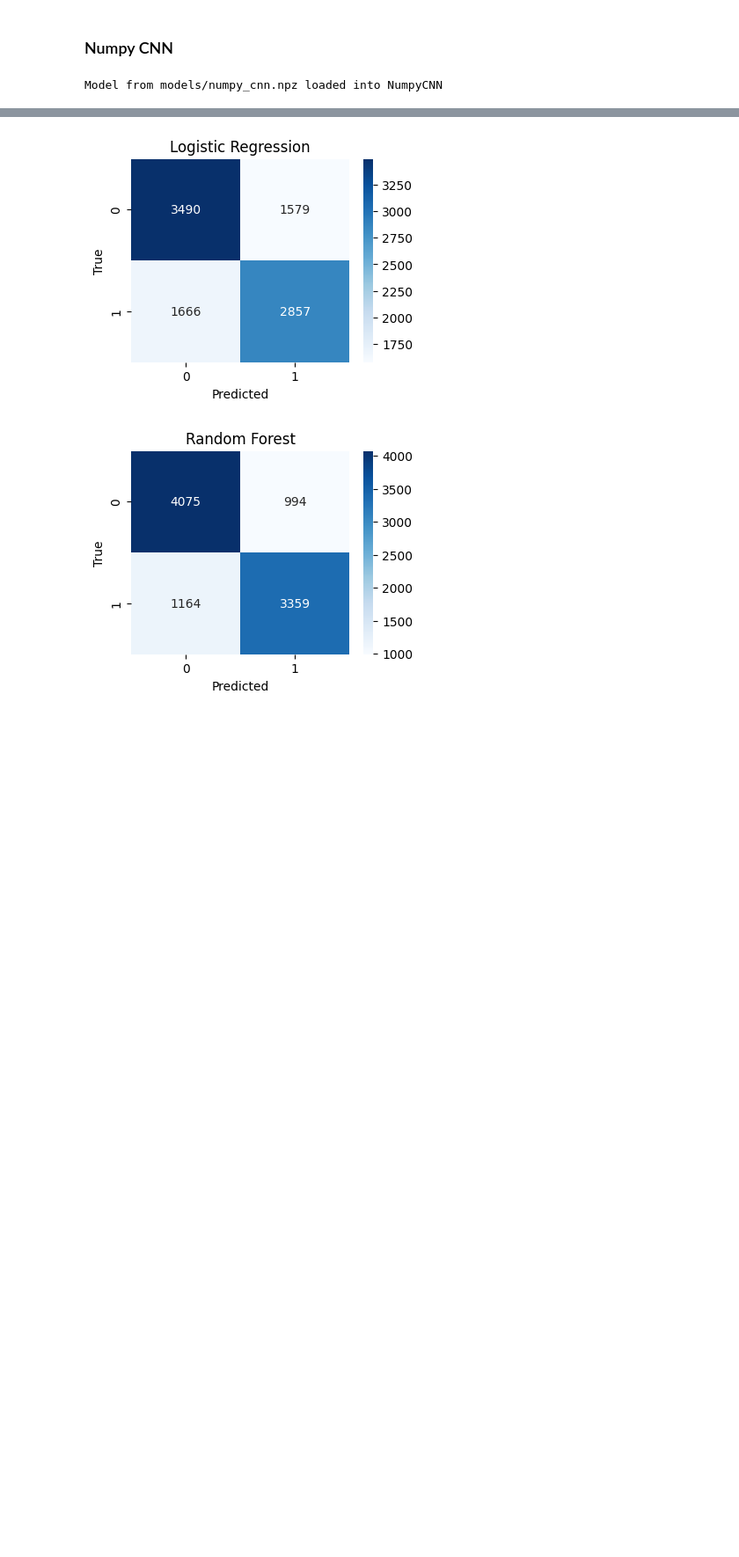
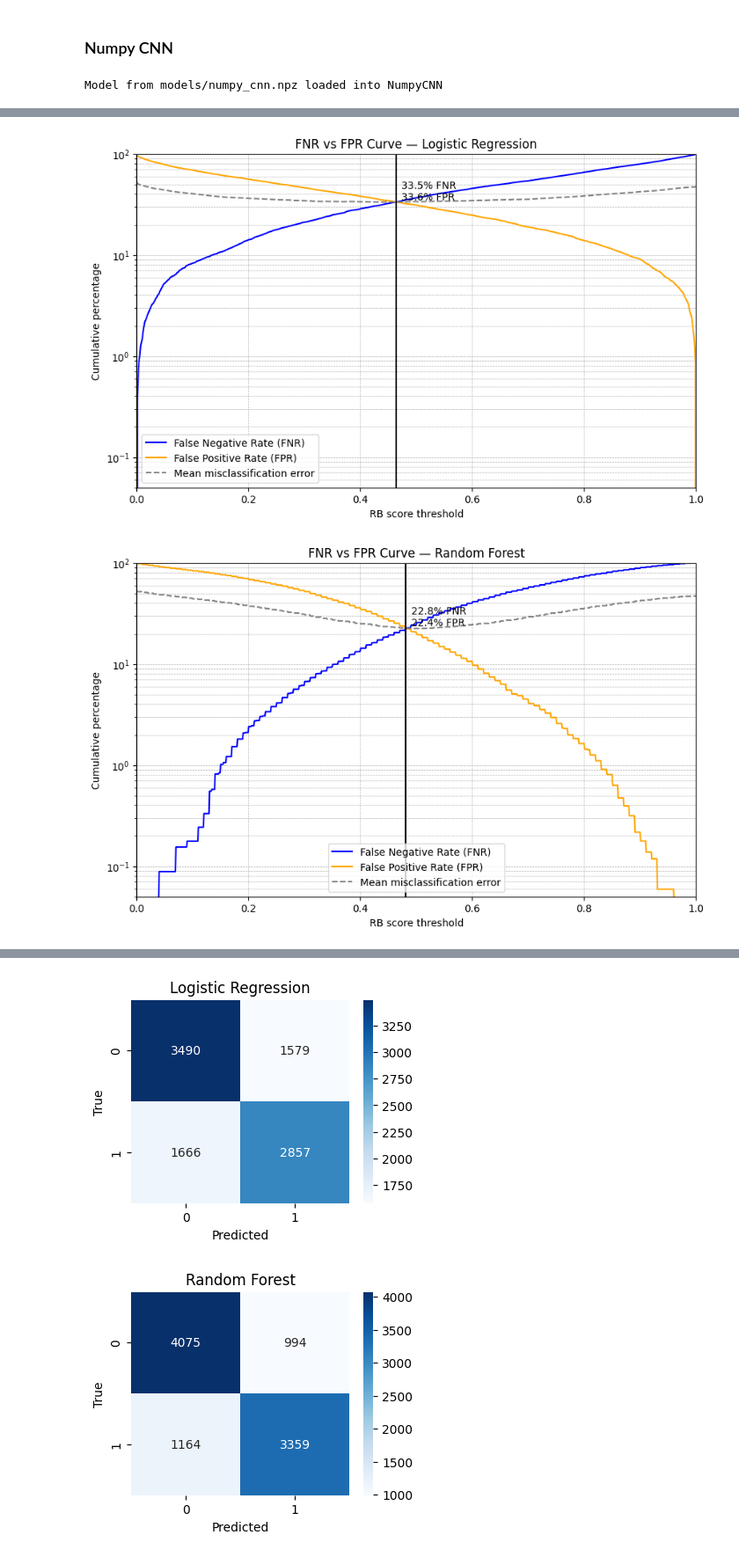
Before and after one commit to parthkotwal/braai-cnn, a Jupyter notebook: 4_models_comparison.ipynb, the cells around one changed output, grey strips where cells are left out. Shown at 88% size. Cells and saved outputs as stored; diff of their text form; code cells hidden in the pictures; blank space fills up the shorter version.

```diff
--- a/4_models_comparison.ipynb
+++ b/4_models_comparison.ipynb
@@ -220,0 +277,8 @@ plot_curves(y_test, [lrc_probs, rfc_probs, cp_probs, pt_probs],
+# %%
+fnr_fpr_lrc = plot_fpr_fnr(y_test, lrc_probs, "Logistic Regression")
+fnr_fpr_rfc = plot_fpr_fnr(y_test, rfc_probs, "Random Forest")
+fnr_fpr_cp = plot_fpr_fnr(y_test, cp_probs, "NumPy CNN")
+fnr_fpr_pt = plot_fpr_fnr(y_test, pt_probs, "PyTorch CNN")
+# %% [output]
+[figure, added]
+[figure, added]
```
Also changed, not shown: parts of 14 cells of this notebook, 5 other files.
